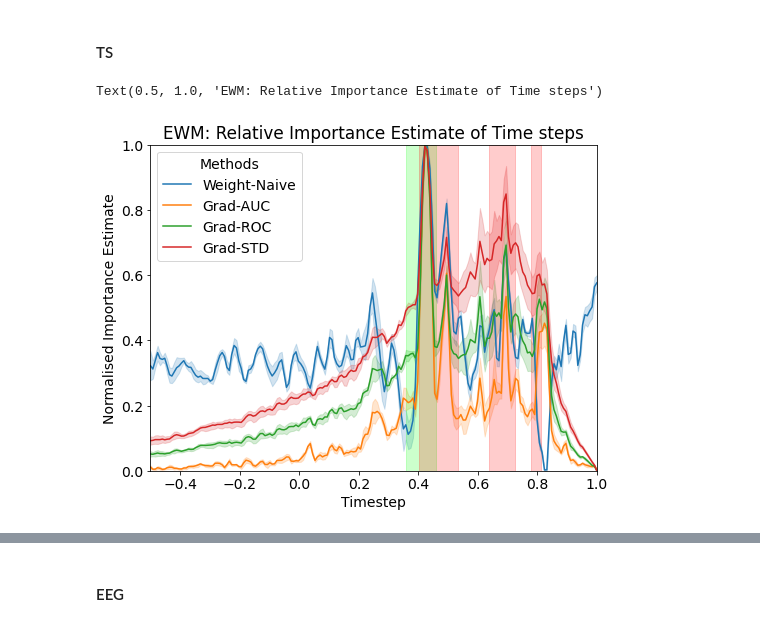
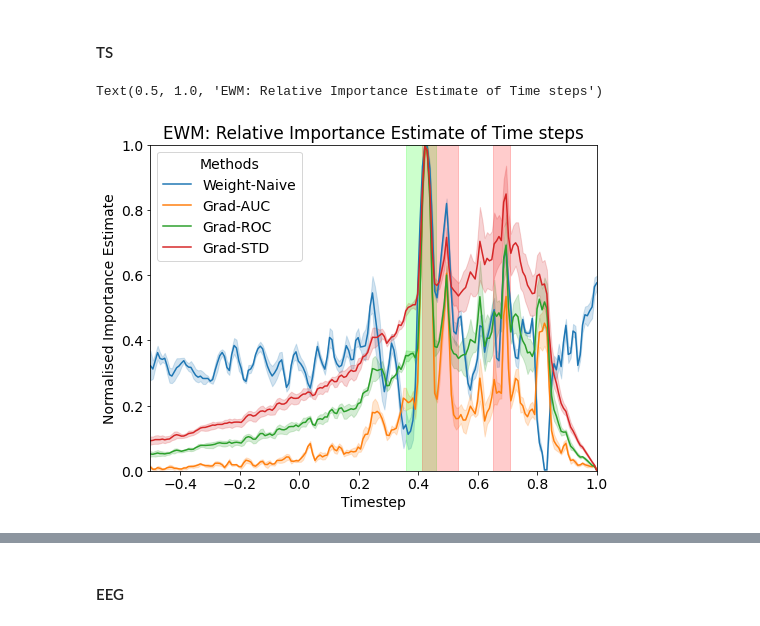
Before and after one commit to thehcclab/pairwise-importance-estimate-extension-with-time-series-adaptation, a Jupyter notebook: EEG-Graphs_and_Tables.ipynb, the cells around one changed output, grey strips where cells are left out. Drawn from its saved outputs; the diff is of its cells as text; code cells hidden in the pictures.

```diff
--- a/EEG-Graphs_and_Tables.ipynb
+++ b/EEG-Graphs_and_Tables.ipynb
@@ -561,23 +561,23 @@ for i, dictionary in enumerate(grad_list):
 # %%
 import pandas as pd
 import seaborn as sns
 import matplotlib.pyplot as plt
 import matplotlib
 
 plt.figure(figsize=(8,6))
 matplotlib.rcParams.update({"font.size":14})
 sns.lineplot(data=pd.DataFrame(dfs),
              x="Timestep",y="Normalised Importance Estimate",
              hue="Methods")
 plt.axvspan(0.360,0.460, color="lime", alpha=0.2)
-plt.axvspan(0.404,0.532, color="red", alpha=0.2)
-plt.axvspan(0.636,0.724, color="red", alpha=0.2)
-plt.axvspan(0.780,0.812, color="red", alpha=0.2)
+plt.axvspan(0.412,0.532, color="red", alpha=0.2)
+plt.axvspan(0.652,0.708, color="red", alpha=0.2)
+# plt.axvspan(0.780,0.812, color="red", alpha=0.2)
 plt.margins(x=0, y=0)
 plt.title("EWM: Relative Importance Estimate of Time steps")
 # %% [output]
 Text(0.5, 1.0, 'EWM: Relative Importance Estimate of Time steps')
-[figure, old version]
+[figure, new version]
 # %%
 df_list=[]
 n_epochs=300
```
Also changed, not shown: parts of 3 cells of this notebook, 5 other files.
